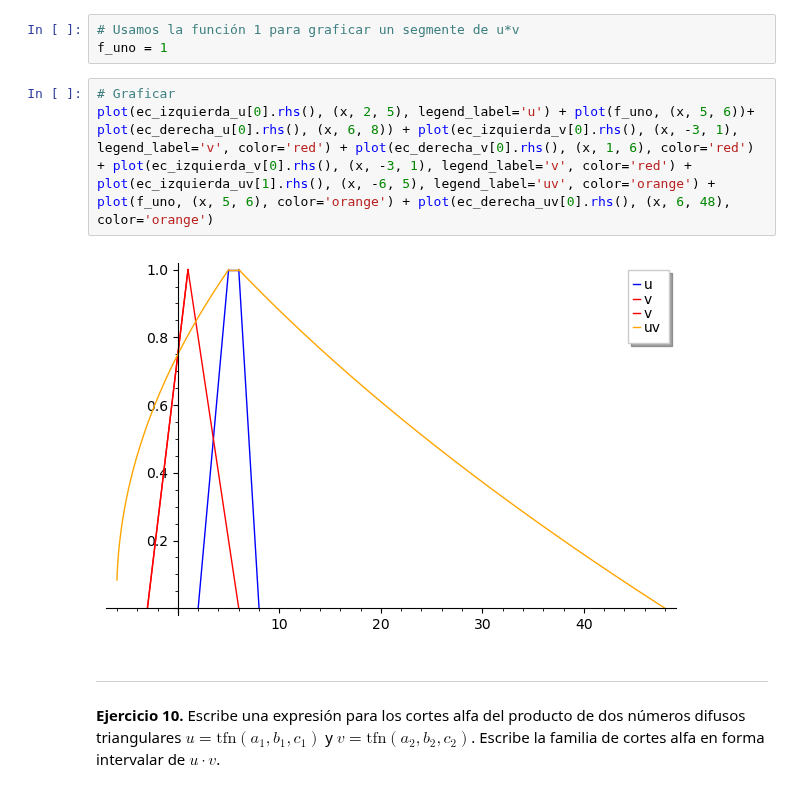
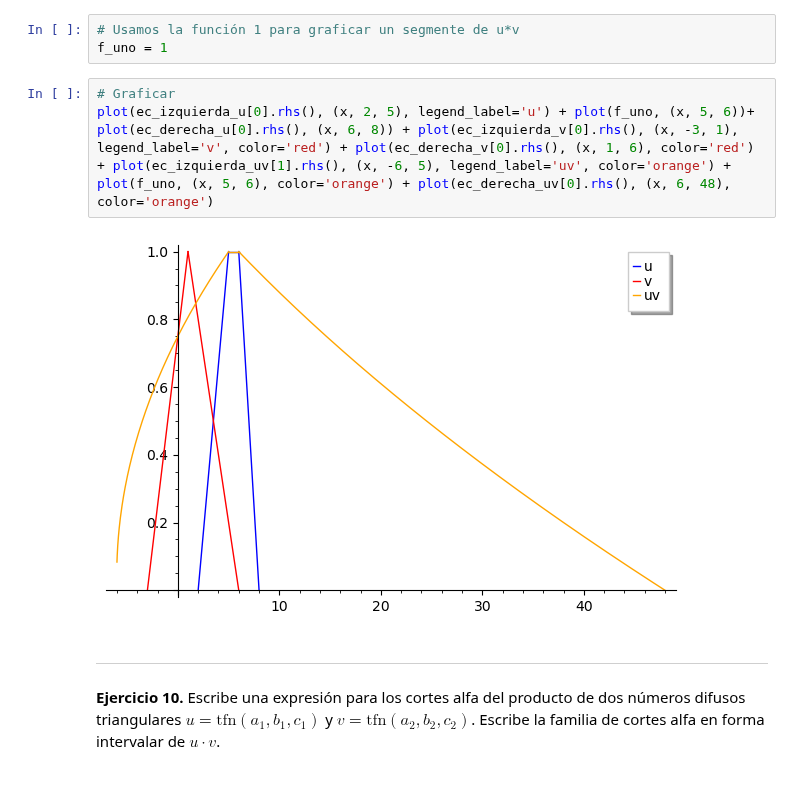
Before and after one commit to KeithMaxwell20/Notebook-Aplicada, a Jupyter notebook: ejercitario2.ipynb, the cells around one changed output. Drawn from its saved outputs; the diff is of its cells as text.

```diff
--- a/ejercitario2.ipynb
+++ b/ejercitario2.ipynb
@@ -541,9 +541,9 @@ ec_derecha_u
 f_uno = 1
 # %%
 # Graficar
-plot(ec_izquierda_u[0].rhs(), (x, 2, 5), legend_label='u') + plot(f_uno, (x, 5, 6))+ plot(ec_derecha_u[0].rhs(), (x, 6, 8)) + plot(ec_izquierda_v[0].rhs(), (x, -3, 1), legend_label='v', color='red') + plot(ec_derecha_v[0].rhs(), (x, 1, 6), color='red') + plot(ec_izquierda_v[0].rhs(), (x, -3, 1), legend_label='v', color='red') + plot(ec_izquierda_uv[1].rhs(), (x, -6, 5), legend_label='uv', color='orange') + plot(f_uno, (x, 5, 6), color='orange') + plot(ec_derecha_uv[0].rhs(), (x, 6, 48), color='orange')
+plot(ec_izquierda_u[0].rhs(), (x, 2, 5), legend_label='u') + plot(f_uno, (x, 5, 6))+ plot(ec_derecha_u[0].rhs(), (x, 6, 8)) + plot(ec_izquierda_v[0].rhs(), (x, -3, 1), legend_label='v', color='red') + plot(ec_derecha_v[0].rhs(), (x, 1, 6), color='red') + plot(ec_izquierda_uv[1].rhs(), (x, -6, 5), legend_label='uv', color='orange') + plot(f_uno, (x, 5, 6), color='orange') + plot(ec_derecha_uv[0].rhs(), (x, 6, 48), color='orange')
 # %% [output]
-[figure, old version]
+[figure, new version]
 # %% [markdown]
 ---
 **Ejercicio 10.** Escribe una expresión para los cortes alfa del producto de dos números difusos triangulares $u=\text{tfn}(a_1,b_1,c_1)$ y $v=\text{tfn}(a_2,b_2,c_2)$. Escribe la familia de cortes alfa en forma intervalar de $u\cdot v$.
```
